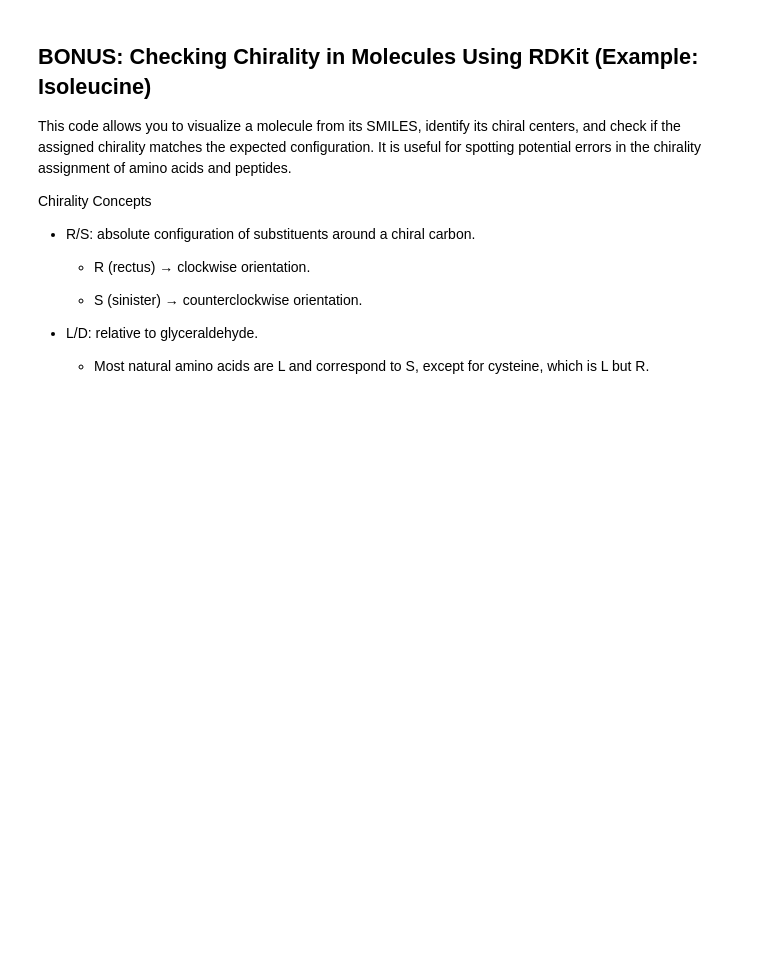
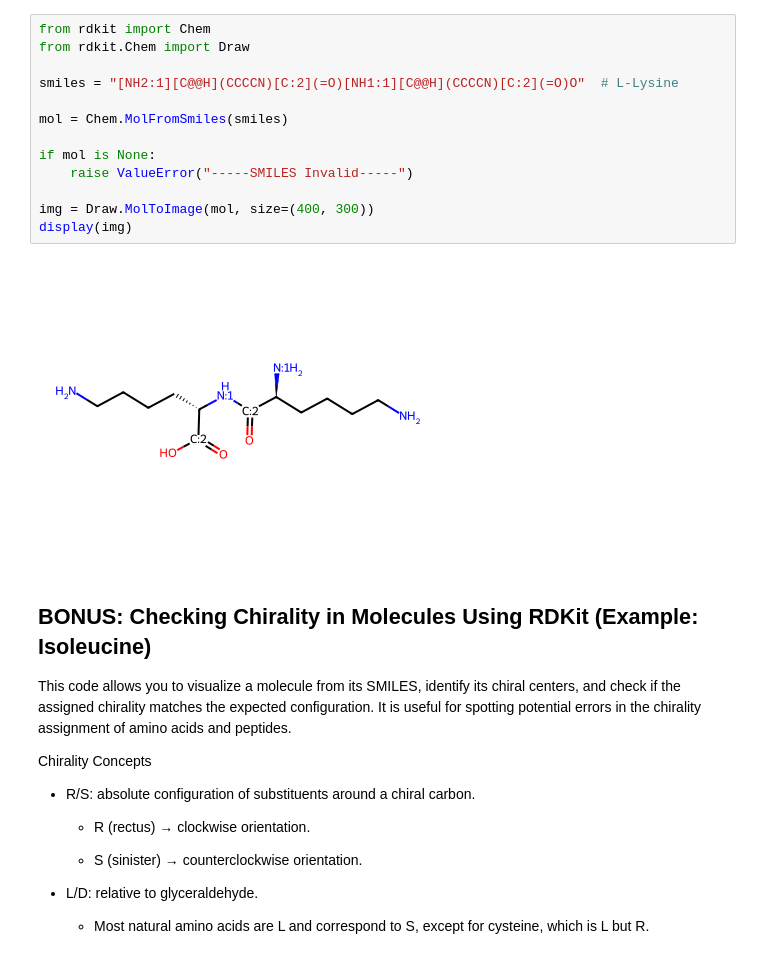
Before and after one commit to BilodeauGroup/PepFoundry, a Jupyter notebook: examples_CHUCKLES.ipynb, the cells around one changed output. Saved outputs shown, nothing was run; the diff lists cells and outputs as text; blank space fills up the shorter version.

```diff
--- a/examples_CHUCKLES.ipynb
+++ b/examples_CHUCKLES.ipynb
@@ -16,3 +31,18 @@ display(img)
+# %%
+from rdkit import Chem
+from rdkit.Chem import Draw
+
+smiles = "[NH2:1][C@@H](CCCCN)[C:2](=O)[NH1:1][C@@H](CCCCN)[C:2](=O)O"  # L-Lysine
+
+mol = Chem.MolFromSmiles(smiles)
+
+if mol is None:
+    raise ValueError("-----SMILES Invalid-----")
+
+img = Draw.MolToImage(mol, size=(400, 300))
+display(img)
+# %% [output]
+[figure, added]
 # %% [markdown]
 ## BONUS: Checking Chirality in Molecules Using RDKit (Example: Isoleucine)
 
```
Also changed, not shown: parts of 3 cells of this notebook, 1 other file.
